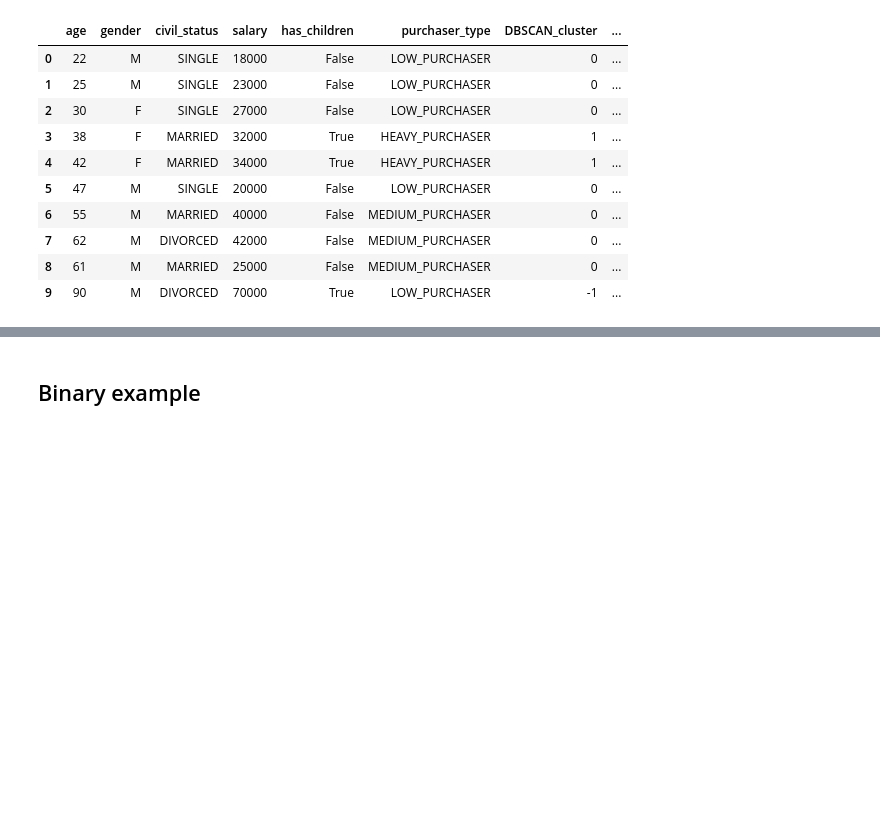
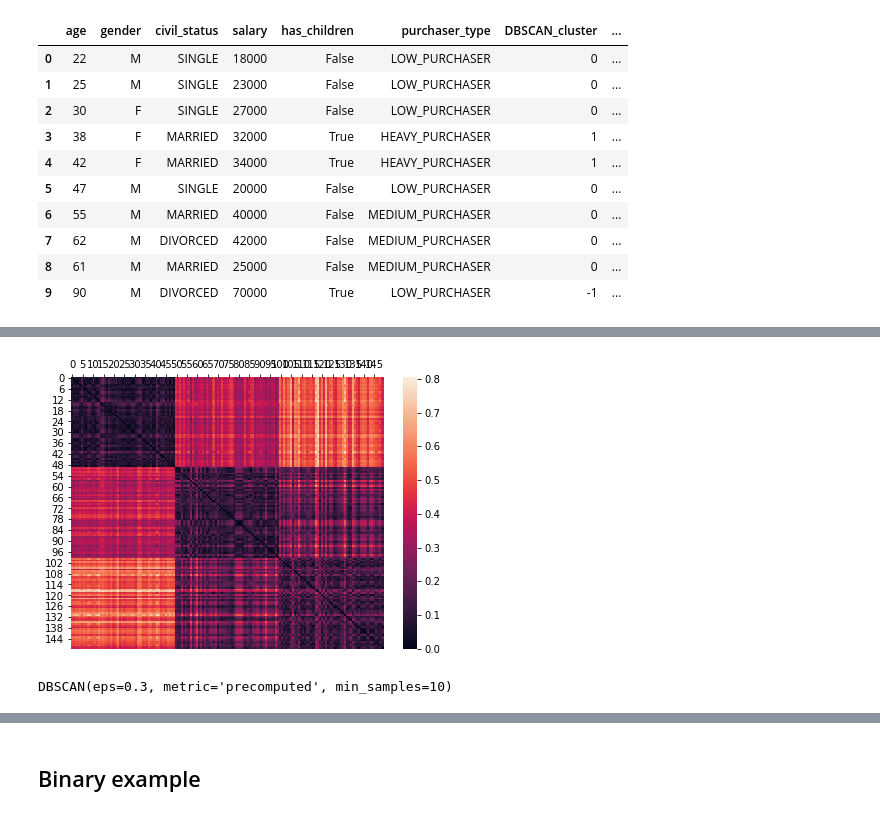
Before and after one commit to jameshtwose/Data-Science, a Jupyter notebook: Machine_learning/gower_clustering.ipynb, the cells around one changed output, grey strips where cells are left out. Saved outputs shown, nothing was run; the diff lists cells and outputs as text; code cells hidden in the pictures; blank space fills up the shorter version.

```diff
--- a/Machine_learning/gower_clustering.ipynb
+++ b/Machine_learning/gower_clustering.ipynb
@@ -115,0 +130,2 @@ fig, ax = plot_confusion_matrix(cf=cf_matrix, title="Confusion Matrix classifyin
+# %%
+d_matrix = gower.gower_matrix(df.drop("species", axis=1))
@@ -115,0 +134,9 @@ fig, ax = plot_confusion_matrix(cf=cf_matrix, title="Confusion Matrix classifyin
+# %%
+_ = plt.figure(figsize=(7,5))
+ax = sns.heatmap(data=pd.DataFrame(d_matrix),
+               annot=False,
+                fmt='.2g')
+ax.xaxis.tick_top()
+ax.xaxis.set_label_position('top')
+# %% [output]
+[figure, added]
@@ -115,0 +148,5 @@ fig, ax = plot_confusion_matrix(cf=cf_matrix, title="Confusion Matrix classifyin
+# %%
+# Fitting the clustering algorithm
+dbscan_cluster.fit(d_matrix)
+# %% [output]
+DBSCAN(eps=0.3, metric='precomputed', min_samples=10)
```
Also changed, not shown: parts of 23 cells of this notebook, 1 other file.
